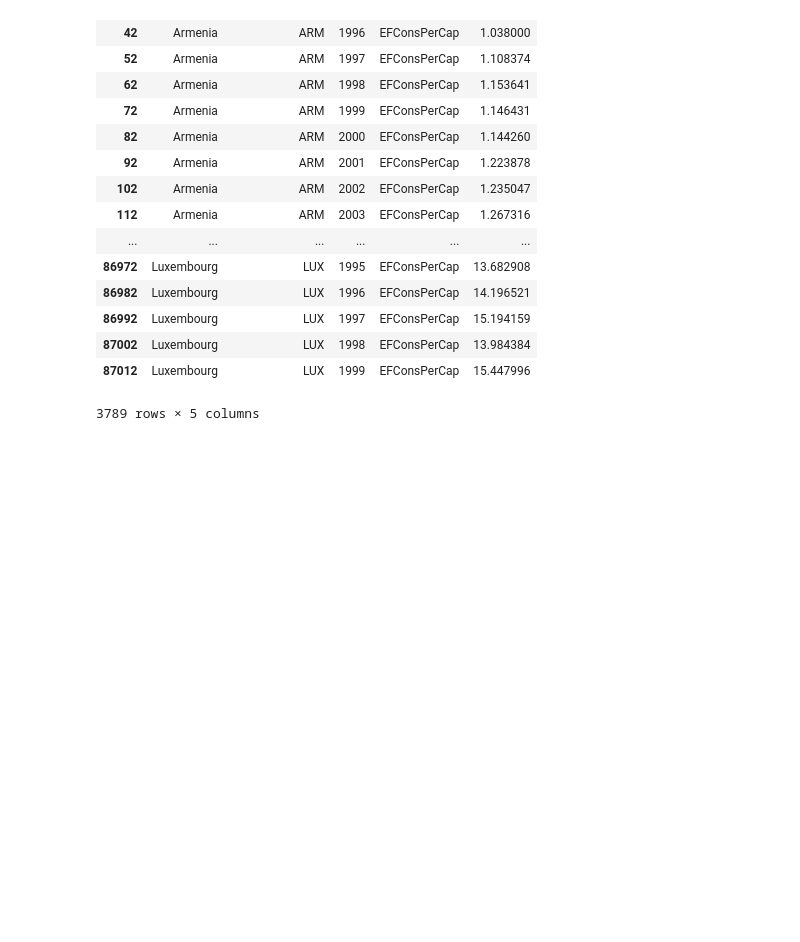
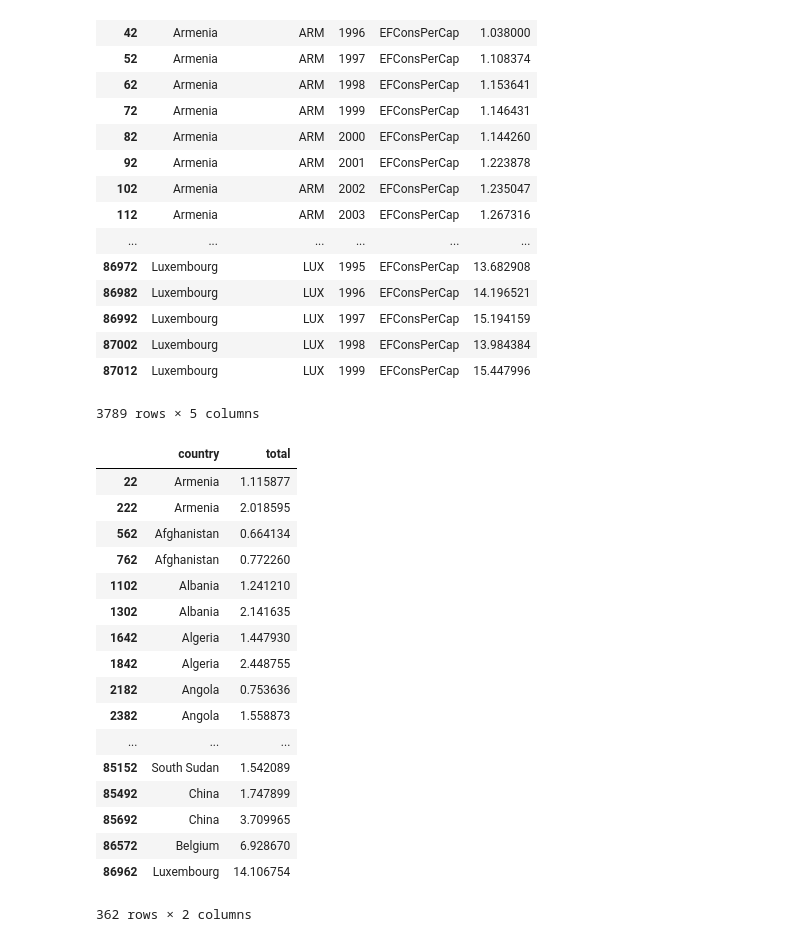
Before and after one commit to alhuang2/ecological-footprint, a Jupyter notebook: cleaned_data.ipynb, the cells around one changed output. Saved outputs shown, nothing was run; the diff lists cells and outputs as text; code cells hidden in the pictures; blank space fills up the shorter version.

```diff
--- a/cleaned_data.ipynb
+++ b/cleaned_data.ipynb
@@ -35,3 +35,36 @@ EFCons_clean
 | 87002 | Luxembourg | LUX | 1998 | EFConsPerCap | 13.984384 |
 | 87012 | Luxembourg | LUX | 1999 | EFConsPerCap | 15.447996 |
 3789 rows × 5 columns
+# %%
+#Gets EF Cons  of specified years
+change_years = [1994,2014]
+
+EFCons_change = EFCons_clean[EFCons_clean.year.isin(change_years)]
+
+df = EFCons_change[['country','total']]
+
+df
+
+#rows = EFCons_change.shape[0]
+
+#df['total'] = (df.groupby(['country'])
+                         # .diff()
+# %% [output]
+|  | country | total |
+| 22 | Armenia | 1.115877 |
+| 222 | Armenia | 2.018595 |
+| 562 | Afghanistan | 0.664134 |
+| 762 | Afghanistan | 0.772260 |
+| 1102 | Albania | 1.241210 |
+| 1302 | Albania | 2.141635 |
+| 1642 | Algeria | 1.447930 |
+| 1842 | Algeria | 2.448755 |
+| 2182 | Angola | 0.753636 |
+| 2382 | Angola | 1.558873 |
+| ... | ... | ... |
+| 85152 | South Sudan | 1.542089 |
+| 85492 | China | 1.747899 |
+| 85692 | China | 3.709965 |
+| 86572 | Belgium | 6.928670 |
+| 86962 | Luxembourg | 14.106754 |
+362 rows × 2 columns
```
Also changed, not shown: parts of 4 cells of this notebook.
